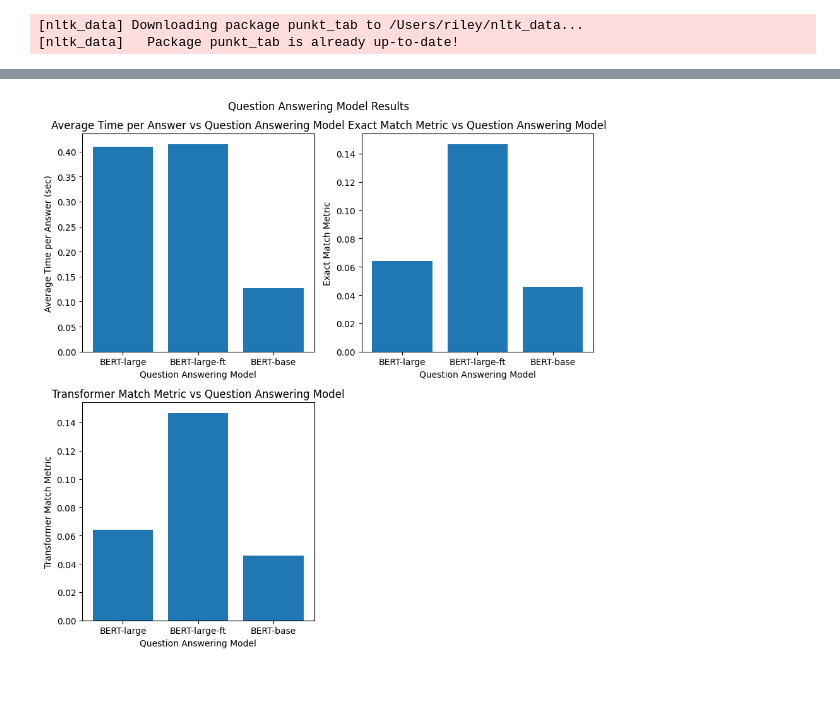
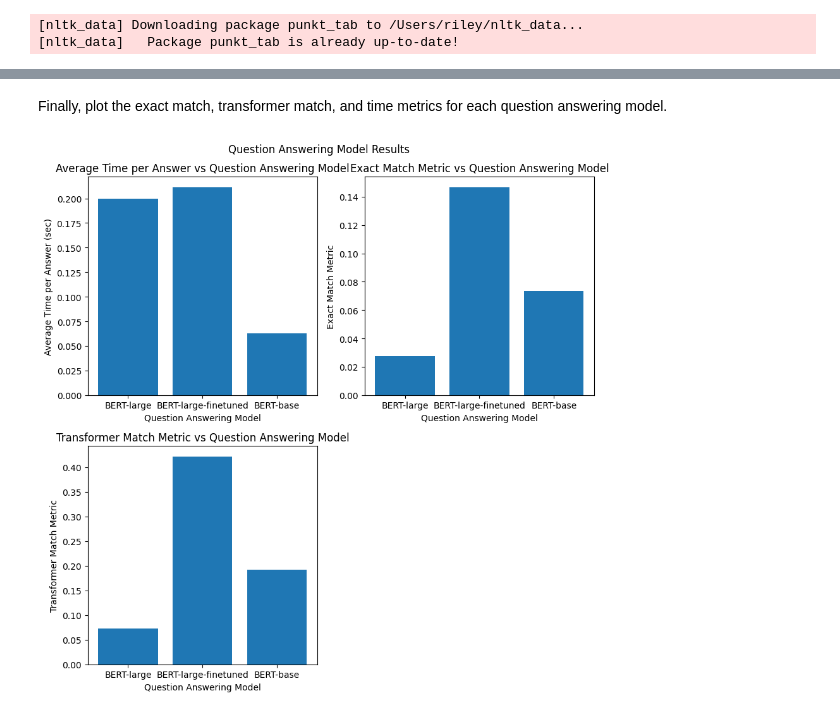
Before and after one commit to rskarp/riley-creating-ai-enabled-systems, a Jupyter notebook: retrieval_augmented_generation/analysis/design_considerations.ipynb, the cells around one changed output, grey strips where cells are left out. Cells and saved outputs as stored; diff of their text form; code cells hidden in the pictures; blank space fills up the shorter version.

Commit message:
finish plot descriptions

```diff
--- a/retrieval_augmented_generation/analysis/design_considerations.ipynb
+++ b/retrieval_augmented_generation/analysis/design_considerations.ipynb
@@ -188,20 +220,29 @@ plt.show()
 # %%
+# Define consistent k
 k = 3
 
+# Initialize 3 question answering models
 qa_models = {
     'BERT-large': BERTQuestionAnswer('google-bert/bert-large-uncased'),
-    'BERT-large-ft': BERTQuestionAnswer('google-bert/bert-large-cased-whole-word-masking-finetuned-squad'),
+    'BERT-large-finetuned': BERTQuestionAnswer('google-bert/bert-large-cased-whole-word-masking-finetuned-squad'),
     'BERT-base': BERTQuestionAnswer('google-bert/bert-base-uncased'),
 }
 
+# Initilaize metrics class
 metrics = Metrics_Automated()
 
-pipeline = pipelines[0]
+# Use the embeddings from the pipeline associated with sentences_per_chunk = 6
+pipeline = pipelines[5]
 
+# Initialize empty stats
 qa_model_stats = {kk:{'times':[], 'ems':[], 'tms':[]} for kk in qa_models.keys()}
+
+# Generate and evaluate answer for each question using the 3 QA models
 for _, q in questions.iterrows():
+    # Find most relevant context documents in corpus
     neighbors = pipeline.search_context(q['Question'], k)
     context = [n[1]['sentences'] for n in neighbors]
+    # For each model, get an answer and evaluate it
     for name,v in qa_models.items():
         start = time.time()
         answer = v.get_answer(q['Question'], context)
@@ -246,32 +275,40 @@ Be aware, overflowing tokens are not returned for the setting you have chosen, i
+# %% [markdown]
+Finally, plot the exact match, transformer match, and time metrics for each question answering model.
 # %%
+# Get stats lists
 model_names = qa_model_stats.keys()
 times = [np.mean(stat['times']) for stat in qa_model_stats.values()]
 tms = [np.mean(stat['tms']) for stat in qa_model_stats.values()]
 ems = [np.mean(stat['ems']) for stat in qa_model_stats.values()]
 
+# Create figure object with subplots
 fig = plt.figure(figsize=(9,9))
 spec = mpl.gridspec.GridSpec(ncols=2, nrows=2)
 
+# Plot times
 ax = fig.add_subplot(spec[0, 0])
 ax.bar(model_names, times)
 ax.set_title('Average Time per Answer vs Question Answering Model')
 ax.set_xlabel('Question Answering Model')
 ax.set_ylabel('Average Time per Answer (sec)')
 
+# Plot exact match metrics
 ax = fig.add_subplot(spec[0, 1])
 ax.bar(model_names, ems)
 ax.set_title('Exact Match Metric vs Question Answering Model')
 ax.set_xlabel('Question Answering Model')
 ax.set_ylabel('Exact Match Metric')
 
+# Plot transformer match metrics
 ax = fig.add_subplot(spec[1, 0])
-ax.bar(model_names, ems)
+ax.bar(model_names, tms)
 ax.set_title('Transformer Match Metric vs Question Answering Model')
 ax.set_xlabel('Question Answering Model')
 ax.set_ylabel('Transformer Match Metric')
 
+# Format figure
 fig.suptitle("Question Answering Model Results")
 fig.tight_layout()
 plt.show()
 # %% [output]
-[figure, old version]
+[figure, new version]
```
Also changed, not shown: parts of 10 cells of this notebook, 1 other file.
